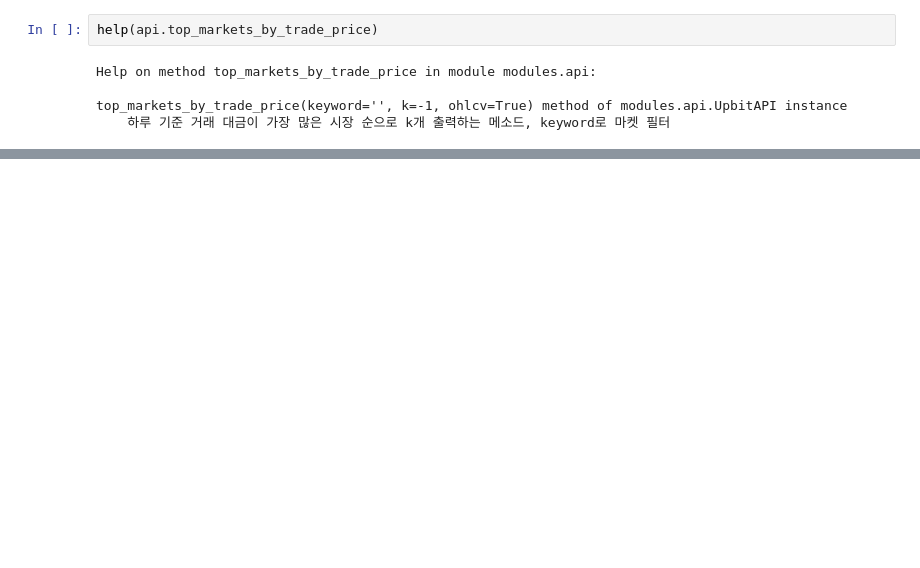
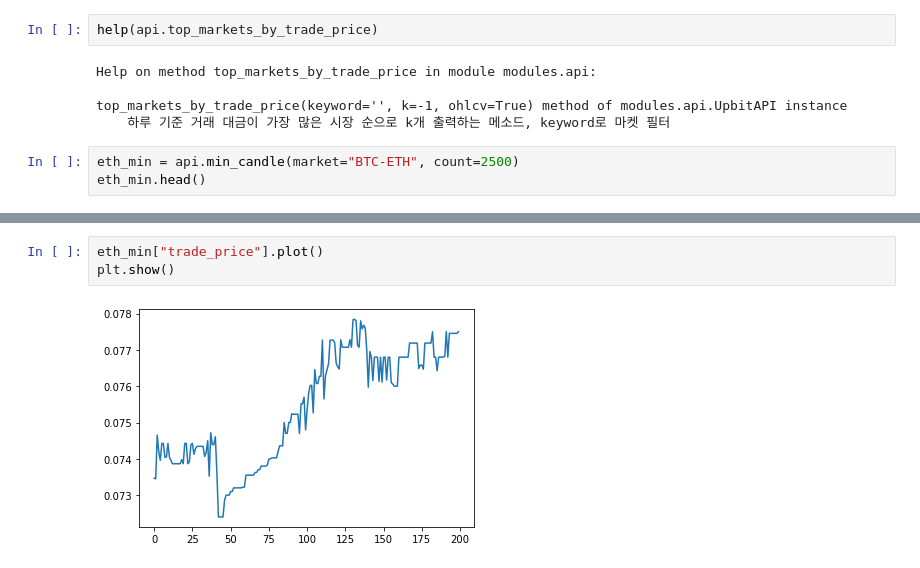
Before and after one commit to Bull-or-Bear-Upbit-Market-Prediction/BoB-Upbitapi, a Jupyter notebook: example.ipynb, the cells around one changed output, grey strips where cells are left out. Cells and saved outputs as stored; diff of their text form; blank space fills up the shorter version.

```diff
--- a/example.ipynb
+++ b/example.ipynb
@@ -128,3 +125,6 @@ Help on method top_markets_by_trade_price in module modules.api:
 
 top_markets_by_trade_price(keyword='', k=-1, ohlcv=True) method of modules.api.UpbitAPI instance
     하루 기준 거래 대금이 가장 많은 시장 순으로 k개 출력하는 메소드, keyword로 마켓 필터
+# %%
+eth_min = api.min_candle(market="BTC-ETH", count=2500)
+eth_min.head()
@@ -130,0 +138,5 @@ top_markets_by_trade_price(keyword='', k=-1, ohlcv=True) method of modules.api.U
+# %%
+eth_min["trade_price"].plot()
+plt.show()
+# %% [output]
+[figure, added]
```
Also changed, not shown: parts of 10 cells of this notebook.
